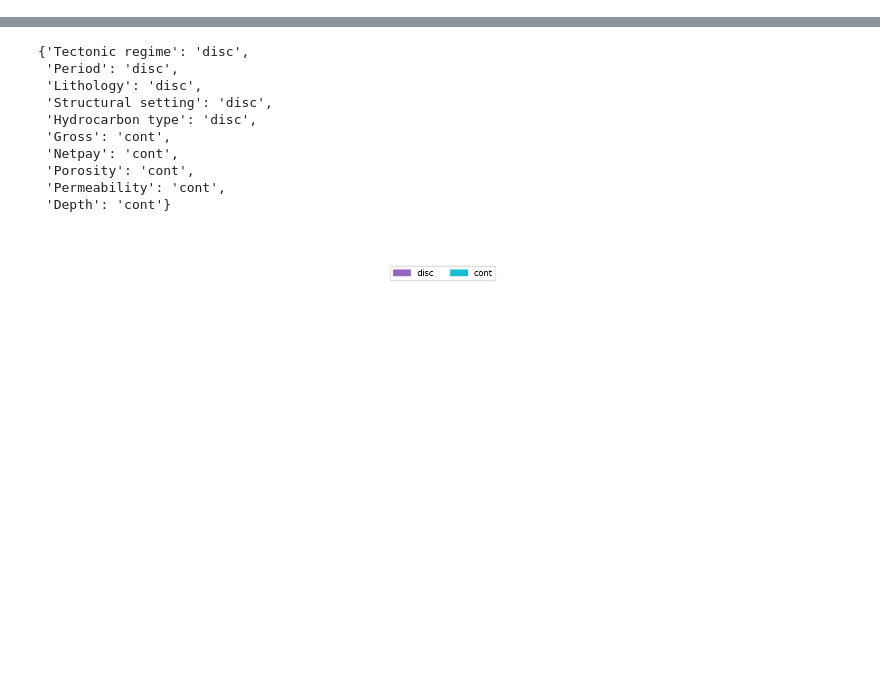
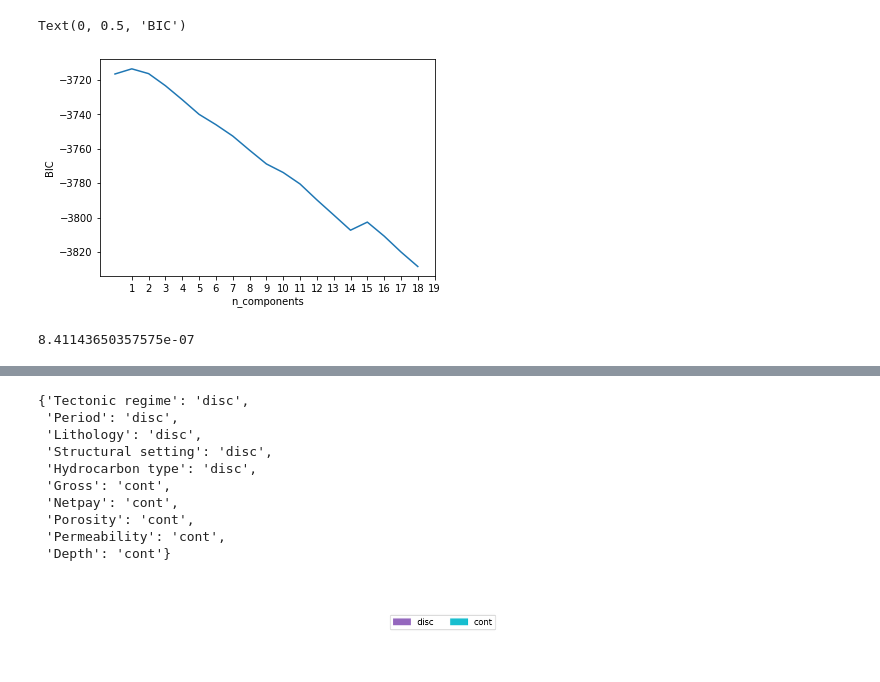
Before and after one commit to Anaxagor/Mixed-Learning-of-Bayesian-Networks, a Jupyter notebook: experiments/kmu_experiments.ipynb, the cells around one changed output, grey strips where cells are left out. Cells and saved outputs as stored; diff of their text form; code cells hidden in the pictures; blank space fills up the shorter version.

```diff
--- a/experiments/kmu_experiments.ipynb
+++ b/experiments/kmu_experiments.ipynb
@@ -43,0 +128,8 @@ geo.reset_index(inplace=True, drop=True)
+# %%
+plt.plot([i for i in range (len(LL))], bic)
+plt.xticks([i for i in range (1,len(LL)+1,1)])
+plt.xlabel('n_components')
+plt.ylabel('BIC')
+# %% [output]
+Text(0, 0.5, 'BIC')
+[figure, added]
@@ -43,0 +145,7 @@ geo.reset_index(inplace=True, drop=True)
+# %%
+from scipy.stats.distributions import chi2
+LR = 2*(ll2 - ll1)
+p = chi2.sf(LR, 1)
+p
+# %% [output]
+8.41143650357575e-07
```
Also changed, not shown: parts of 67 cells of this notebook, 4 other files.
